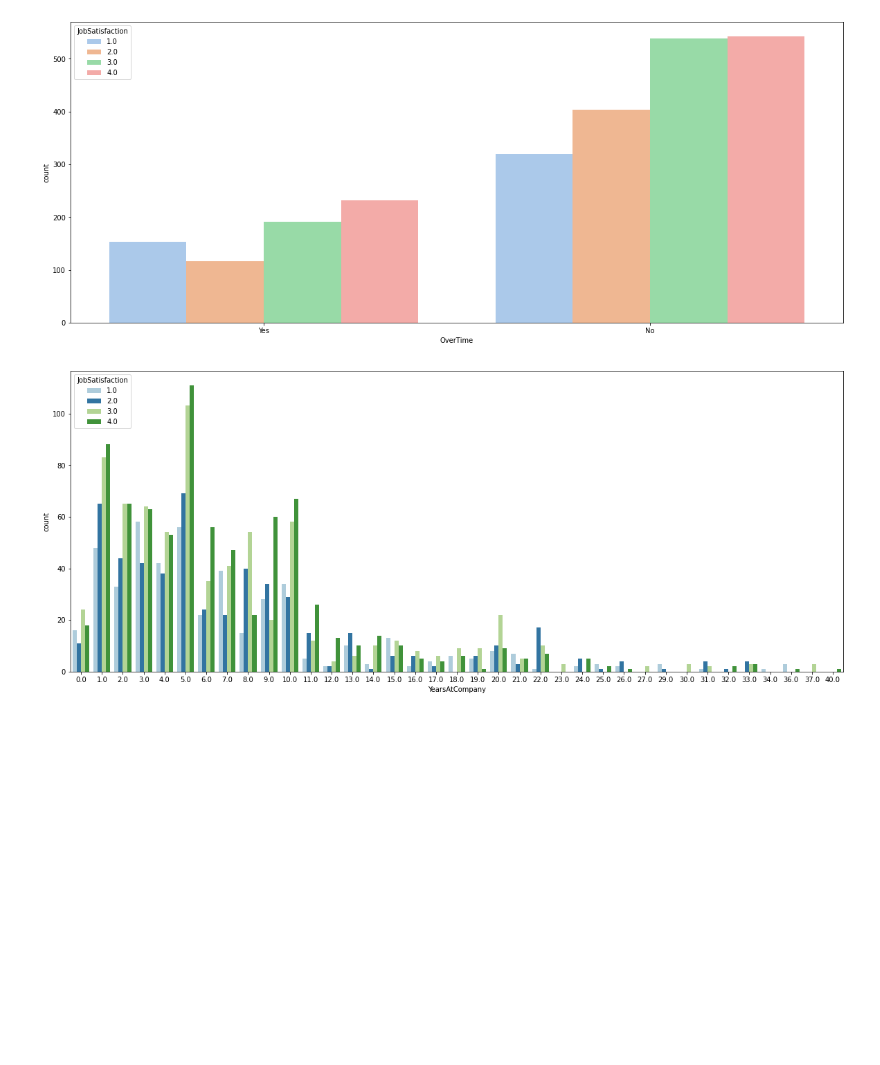
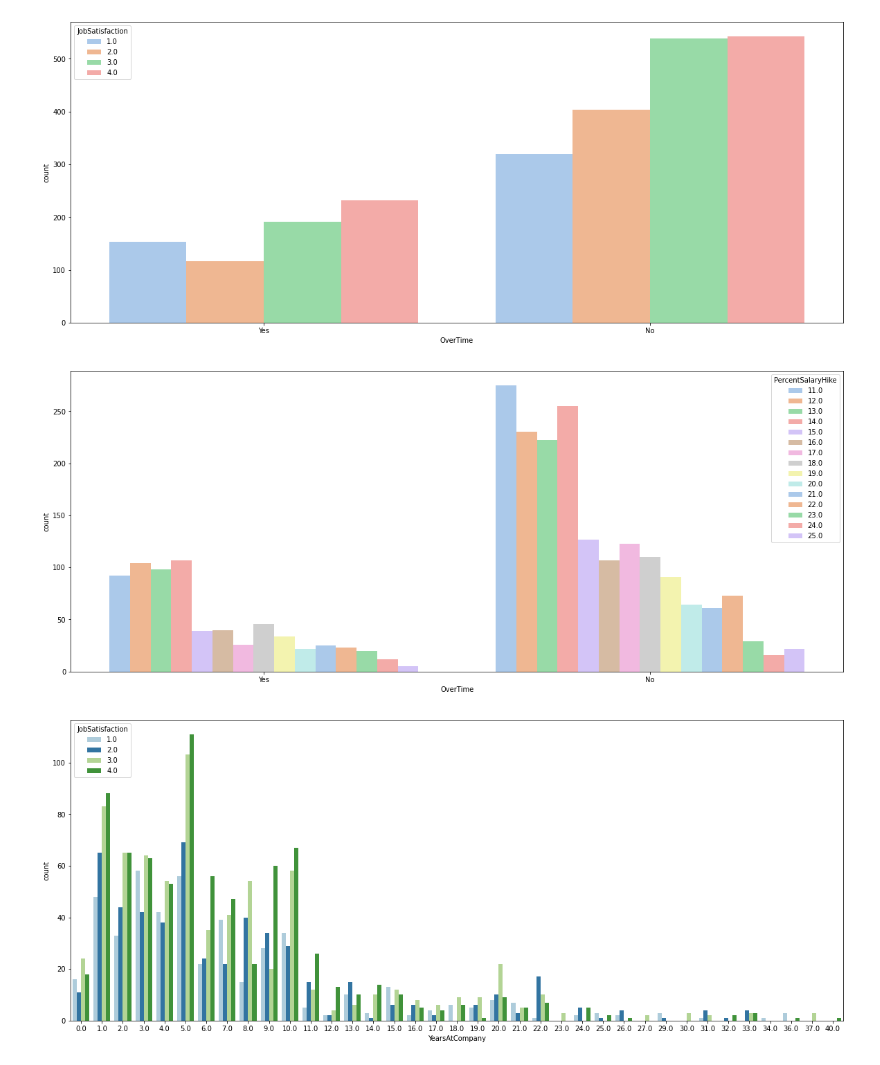
Before and after one commit to ewagaka/Job_Retention, a Jupyter notebook: job_z_wykresami.ipynb, the cells around one changed output. Cells and saved outputs as stored; diff of their text form; code cells hidden in the pictures; blank space fills up the shorter version.

```diff
--- a/job_z_wykresami.ipynb
+++ b/job_z_wykresami.ipynb
@@ -344,6 +344,12 @@ sns.countplot(x="OverTime", hue="JobSatisfaction", data=df_copy, palette='pastel
 plt.show()
 # %% [output]
 [figure]
+# %%
+plt.subplots(figsize=(20,8))
+sns.countplot(x="OverTime", hue="PercentSalaryHike", data=df_copy, palette='pastel')
+plt.show()
+# %% [output]
+[figure, added]
 # %%
 plt.subplots(figsize=(20,8))
 sns.countplot(x="YearsAtCompany", hue="JobSatisfaction", data=df_copy, palette='Paired')
```
